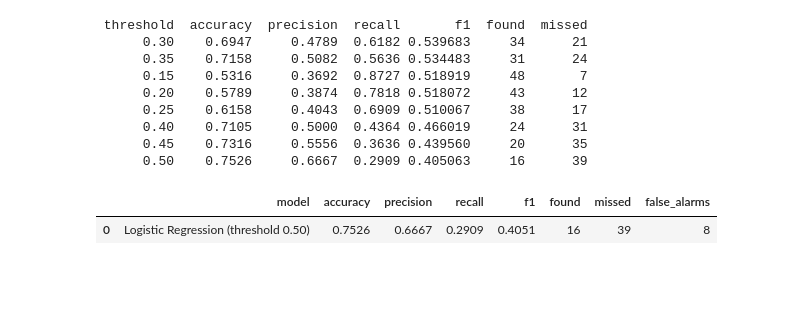
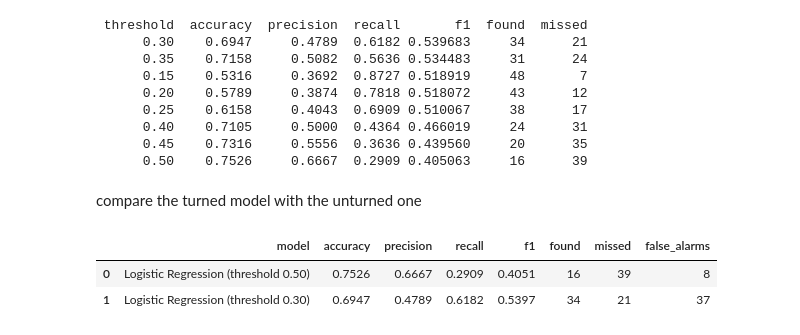
Before and after one commit to ashfiqua23-commits/project1-diabates, a Jupyter notebook: notebooks/ashfiqua_d14.ipynb, the cells around one changed output. Cells and saved outputs as stored; diff of their text form; code cells hidden in the pictures; blank space fills up the shorter version.

```diff
--- a/notebooks/ashfiqua_d14.ipynb
+++ b/notebooks/ashfiqua_d14.ipynb
@@ -378,28 +380,31 @@ print(sweep[['threshold', 'accuracy', 'precision', 'recall', 'f1','found','misse
       0.50    0.7526     0.6667  0.2909 0.405063     16      39
 # %%
 best = sweep.loc[sweep['f1'].idxmax()]
+# %% [markdown]
+compare the turned model with the unturned one
 # %%
 tuned_pred = (probs >= 0.30).astype(int)
 
 def score_row(label, pred):
     cm = confusion_matrix(y_test, pred)
     tn, fp, fn, tp = cm.ravel()
 
     return {
         "model": label,
         "accuracy": round(accuracy_score(y_test, pred), 4),
         "precision": round(precision_score(y_test, pred, zero_division=0), 4),
         "recall": round(recall_score(y_test, pred, zero_division=0), 4),
         "f1": round(f1_score(y_test, pred, zero_division=0), 4),
         "found": int(tp),
         "missed": int(fn),
         "false_alarms": int(fp)
     }
 
 pd.DataFrame([
     score_row("Logistic Regression (threshold 0.50)", preds),
-    # ...
+    score_row("Logistic Regression (threshold 0.30)", tuned_pred)
 ])
 # %% [output]
 |  | model | accuracy | precision | recall | f1 | found | missed | false_alarms |
 | 0 | Logistic Regression (threshold 0.50) | 0.7526 | 0.6667 | 0.2909 | 0.4051 | 16 | 39 | 8 |
+| 1 | Logistic Regression (threshold 0.30) | 0.6947 | 0.4789 | 0.6182 | 0.5397 | 34 | 21 | 37 |
```
Also changed, not shown: parts of 5 cells of this notebook, 2 other files.
